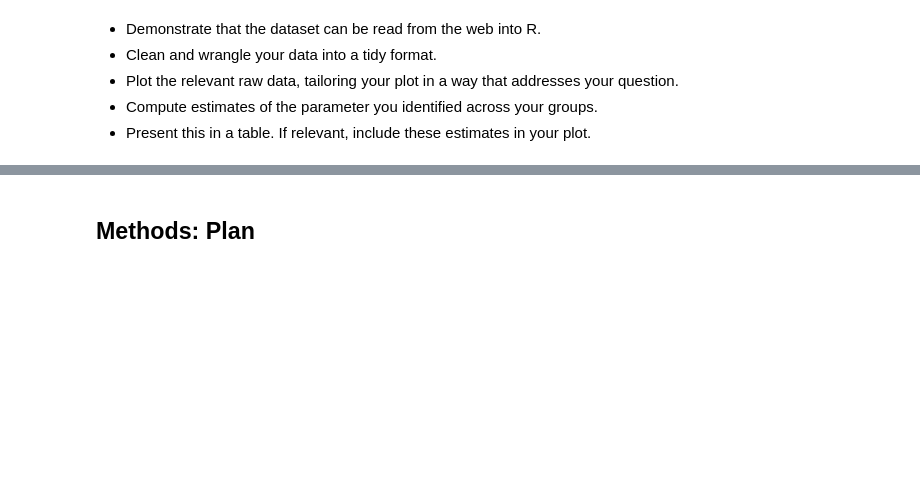
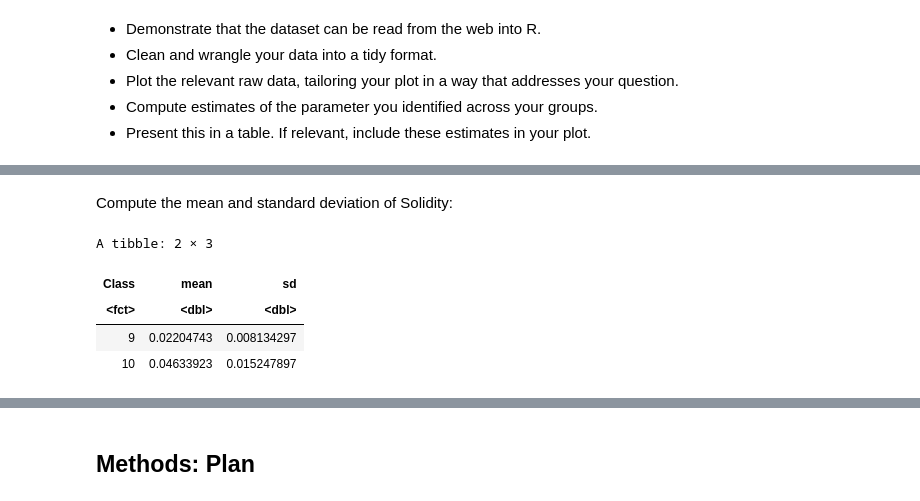
Before and after one commit to tiannelee/Hypothesis-testing-leaf-comparison, a Jupyter notebook: Proposal.ipynb, the cells around one changed output, grey strips where cells are left out. Saved outputs shown, nothing was run; the diff lists cells and outputs as text; code cells hidden in the pictures; blank space fills up the shorter version.

```diff
--- a/Proposal.ipynb
+++ b/Proposal.ipynb
@@ -33,0 +90,16 @@ NameError: name 'raw_leaf' is not defined
+# %% [markdown]
+Compute the mean and standard deviation of Solidity:
+# %%
+smoothness_estimates <- leaf|>
+    group_by(Class) |>
+    summarise(
+        mean = mean(Smoothness),
+        sd = sd(Smoothness)
+    )
+smoothness_estimates
+# %% [output]
+A tibble: 2 × 3
+| Class | mean | sd |
+| <fct> | <dbl> | <dbl> |
+| 9 | 0.02204743 | 0.008134297 |
+| 10 | 0.04633923 | 0.015247897 |
```
Also changed, not shown: parts of 11 cells of this notebook.
